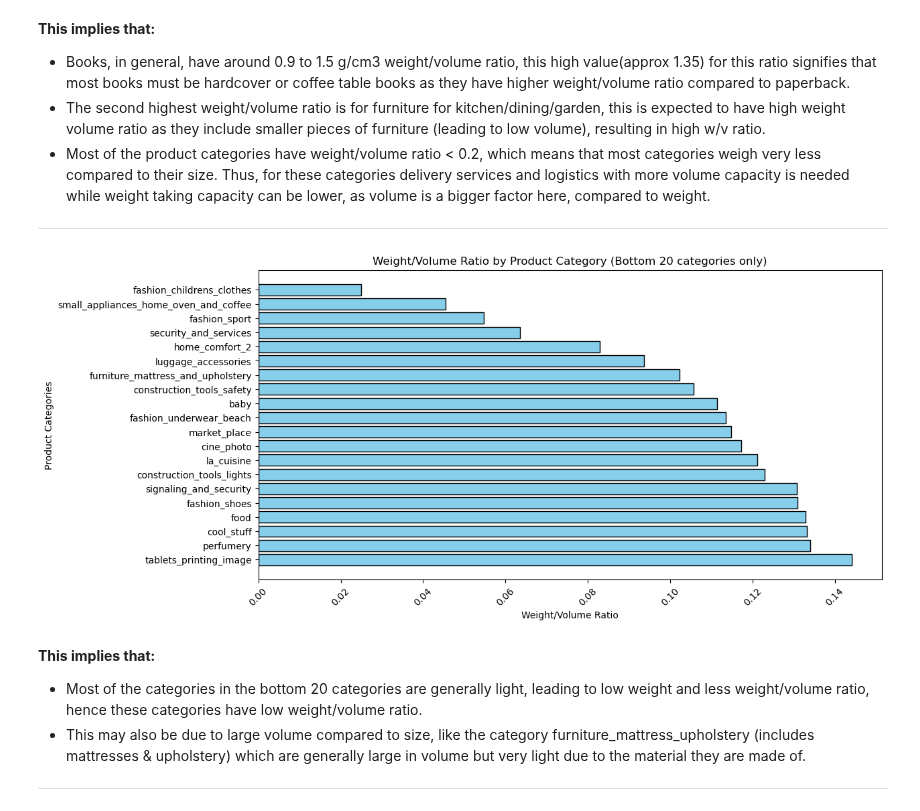
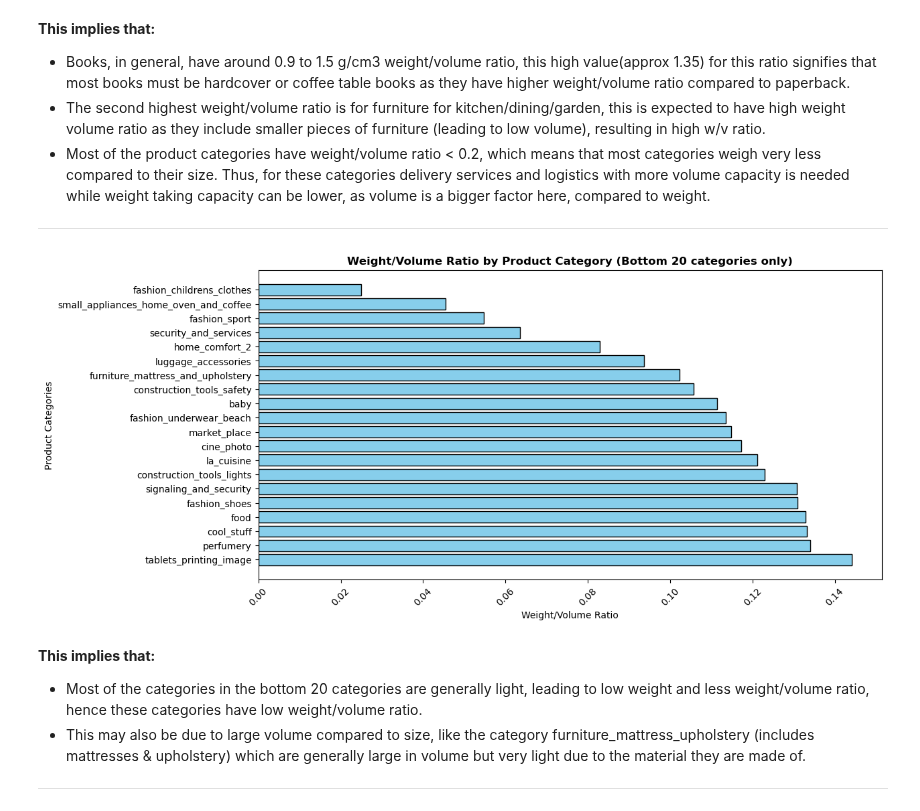
Before and after one commit to JatinY459/ecommerce-data-analysis, a Jupyter notebook: notebooks/04_EDA_products_sellers.ipynb, the cells around one changed output. Cells and saved outputs as stored; diff of their text form; code cells hidden in the pictures.

```diff
--- a/notebooks/04_EDA_products_sellers.ipynb
+++ b/notebooks/04_EDA_products_sellers.ipynb
@@ -196,13 +181,13 @@ plt.show()
 # %%
 plt.figure(figsize=(12,6))
 plt.barh(weight_volume_by_category.tail(20).index, weight_volume_by_category['weight_volume_ratio'].tail(20), color='skyblue', edgecolor='black')
 plt.xticks(rotation=45)
 plt.xlabel('Weight/Volume Ratio')
 plt.ylabel('Product Categories')
-plt.title('Weight/Volume Ratio by Product Category (Bottom 20 categories only)')
+plt.title('Weight/Volume Ratio by Product Category (Bottom 20 categories only)', fontweight='bold')
 plt.show()
 # %% [output]
-[figure, old version]
+[figure, new version]
 # %% [markdown]
 **This implies that:**
 - Most of the categories in the bottom 20 categories are generally light, leading to low weight and less weight/volume ratio, hence these categories have low weight/volume ratio.
```
Also changed, not shown: parts of 22 cells of this notebook, 1 other file.
